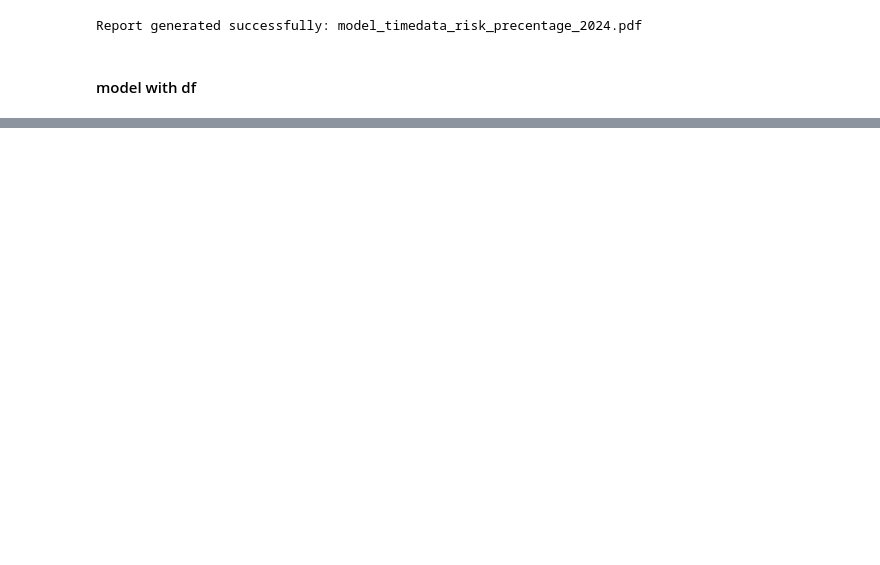
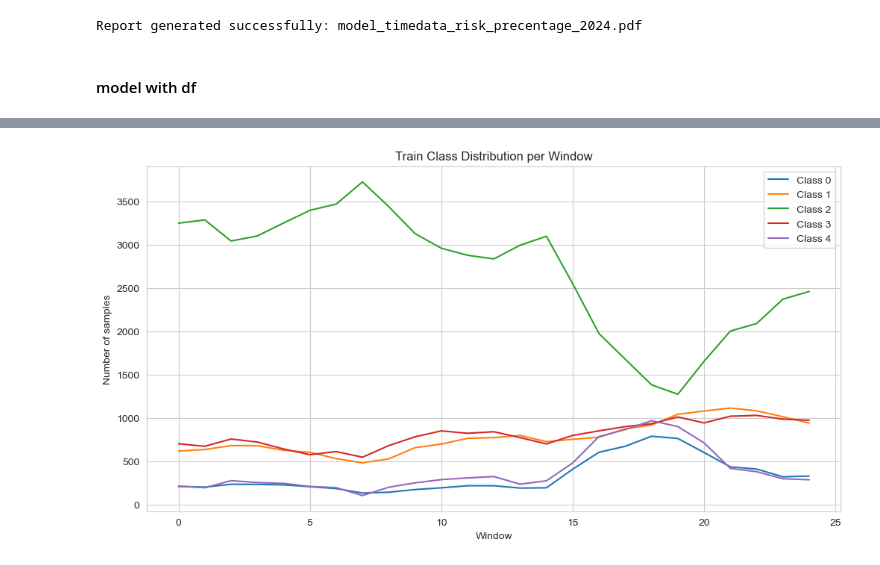
Before and after one commit to MartimMG/QuantTrading, a Jupyter notebook: neural_net.ipynb, the cells around one changed output, grey strips where cells are left out. Drawn from its saved outputs; the diff is of its cells as text; code cells hidden in the pictures; blank space fills up the shorter version.

```diff
--- a/neural_net.ipynb
+++ b/neural_net.ipynb
@@ -560,0 +822,23 @@ for w, start in enumerate(range(0, len(X_full) - window_size - val_size - steps,
+# %%
+from collections import Counter
+import matplotlib.pyplot as plt
+
+train_class_distributions = []
+
+for w, start in enumerate(range(0, len(X_full) - window_size - val_size - steps, step)):
+    train_y = y[start : start + window_size]
+    counts = Counter(train_y)
+    train_class_distributions.append([counts.get(i, 0) for i in range(5)])
+
+train_class_distributions = np.array(train_class_distributions)
+
+plt.figure(figsize=(12,6))
+for cls in range(5):
+    plt.plot(train_class_distributions[:, cls], label=f'Class {cls}')
+plt.title('Train Class Distribution per Window')
+plt.xlabel('Window')
+plt.ylabel('Number of samples')
+plt.legend()
+plt.show()
+# %% [output]
+[figure, added]
```
Also changed, not shown: parts of 15 cells of this notebook, 9 other files.
